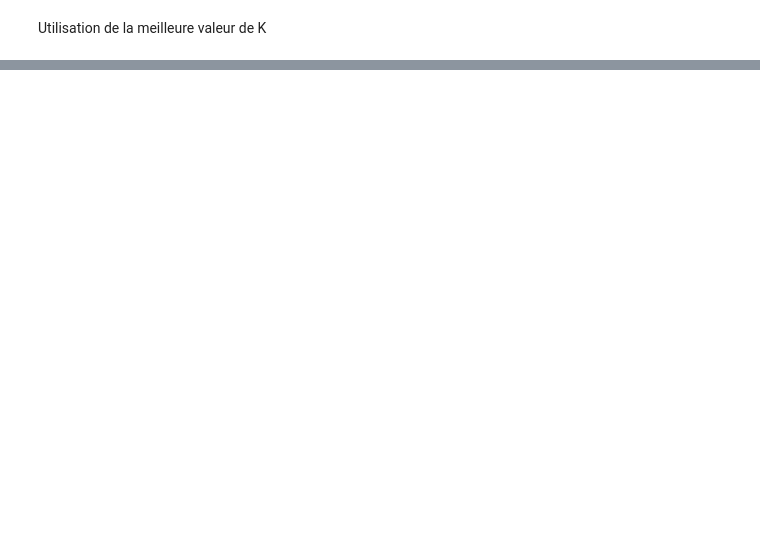
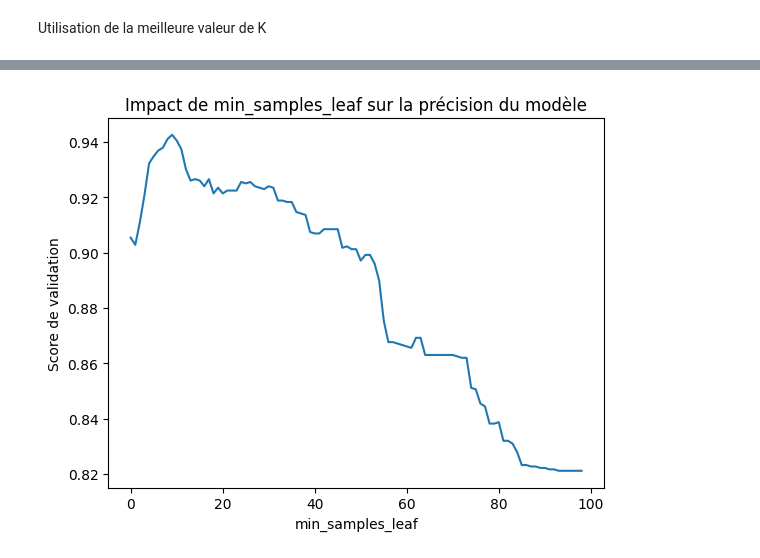
Before and after one commit to Mezouarch/Projet-data-IA, a Jupyter notebook: projet_data_alzheimer.ipynb, the cells around one changed output, grey strips where cells are left out. Cells and saved outputs as stored; diff of their text form; code cells hidden in the pictures; blank space fills up the shorter version.

```diff
--- a/projet_data_alzheimer.ipynb
+++ b/projet_data_alzheimer.ipynb
@@ -395,0 +470,30 @@ weighted avg       0.74      0.74      0.72       215
+# %%
+# Crée un modèle d'arbre de décision sans hyperparamètres spécifiques (par défaut).
+dtree = DecisionTreeClassifier()
+
+# Effectue une validation croisée à 5 plis (cv=5) pour évaluer la précision du modèle sur les données d'entraînement.
+cross_val_score(dtree, x_train, y_train, cv=5, scoring='accuracy')
+
+# Initialise une liste vide pour stocker les scores de validation.
+val_score = []
+
+# Boucle sur les valeurs de 1 à 99 pour tester différentes tailles minimales de feuilles (min_samples_leaf).
+for k in range(1, 100):
+    # Crée un arbre de décision avec une profondeur fixe (max_depth=10) et un nombre variable de feuilles (min_samples_leaf=k).
+    model = DecisionTreeClassifier(max_depth=10, min_samples_leaf=k)
+    model.fit(x_train, y_train)  # Entraîner le modèle
+
+    # Effectue une validation croisée (5 plis) et calcule la moyenne des scores de précision pour chaque valeur de k.
+    score = cross_val_score(model, x_train, y_train, cv=5).mean()
+
+    # Ajoute le score obtenu à la liste val_score.
+    val_score.append(score)
+
+# Trace un graphe pour visualiser comment le score de validation change selon la valeur de min_samples_leaf.
+plt.plot(val_score)
+plt.title("Impact de min_samples_leaf sur la précision du modèle")
+plt.xlabel("min_samples_leaf")
+plt.ylabel("Score de validation")
+plt.show()
+# %% [output]
+[figure, added]
```
Also changed, not shown: parts of 24 cells of this notebook.
